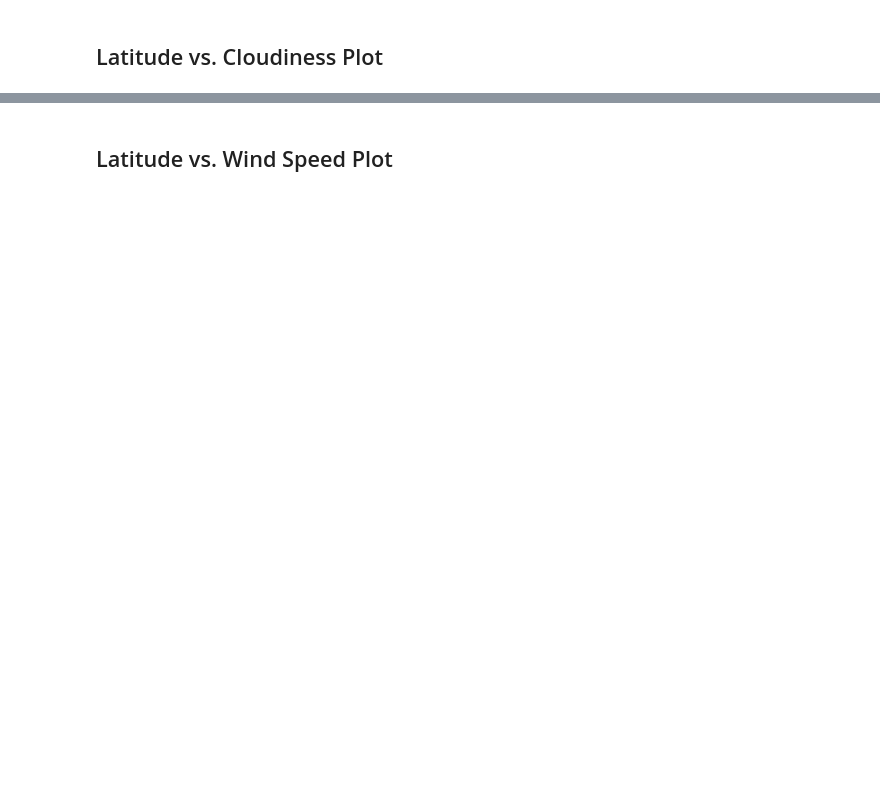
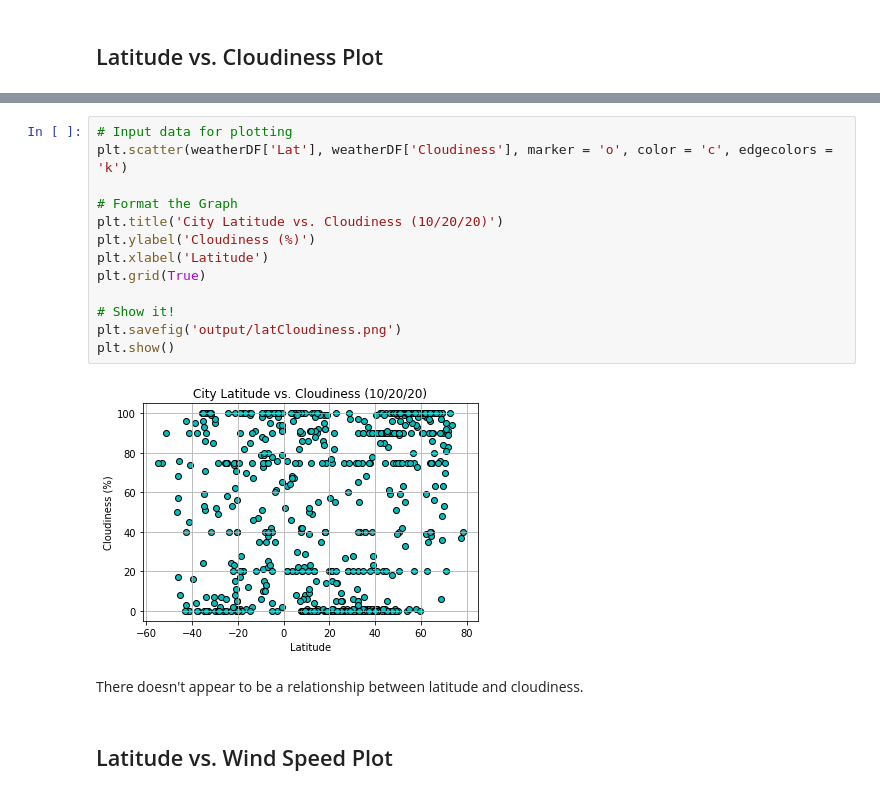
Before and after one commit to Kevin-michael-angel-Low/UCI_Homework, a Jupyter notebook: 06-Python-API-Challenge/WeatherPy/WeatherPy-Copy1.ipynb, the cells around one changed output, grey strips where cells are left out. Cells and saved outputs as stored; diff of their text form; blank space fills up the shorter version.

```diff
--- a/06-Python-API-Challenge/WeatherPy/WeatherPy-Copy1.ipynb
+++ b/06-Python-API-Challenge/WeatherPy/WeatherPy-Copy1.ipynb
@@ -129,2 +237,19 @@ Int64Index([], dtype='int64')
+# %%
+# Input data for plotting
+plt.scatter(weatherDF['Lat'], weatherDF['Cloudiness'], marker = 'o', color = 'c', edgecolors = 'k')
+
+# Format the Graph
+plt.title('City Latitude vs. Cloudiness (10/20/20)')
+plt.ylabel('Cloudiness (%)')
+plt.xlabel('Latitude')
+plt.grid(True)
+
+# Show it!
+plt.savefig('output/latCloudiness.png')
+plt.show()
+# %% [output]
+[figure, added]
+# %% [markdown]
+There doesn't appear to be a relationship between latitude and cloudiness.
 # %% [markdown]
 ## Latitude vs. Wind Speed Plot
```
Also changed, not shown: parts of 50 cells of this notebook, 14 other files.
